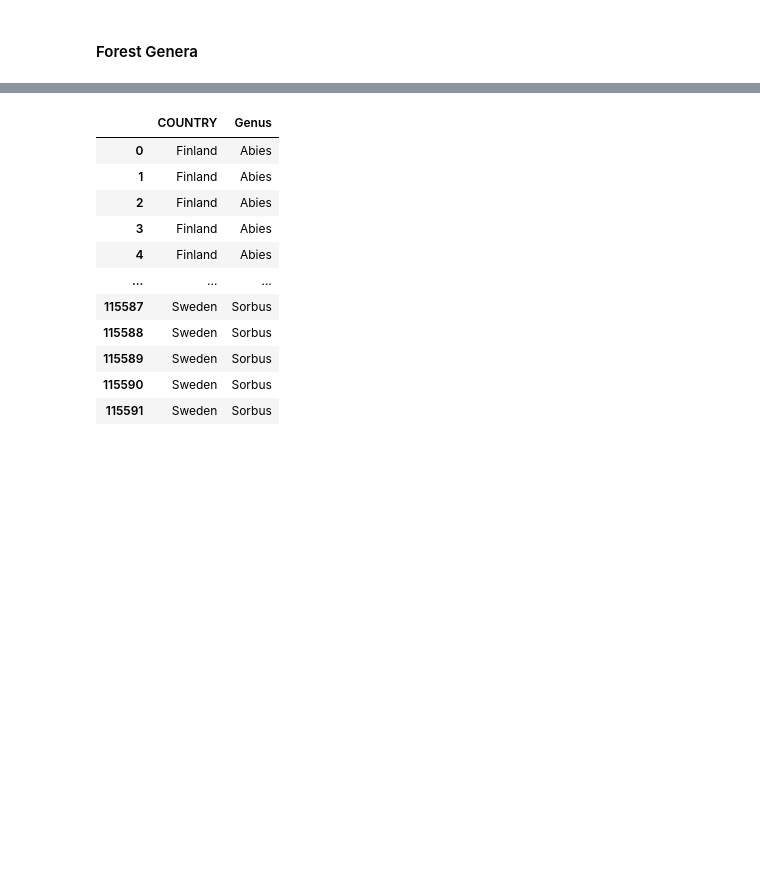
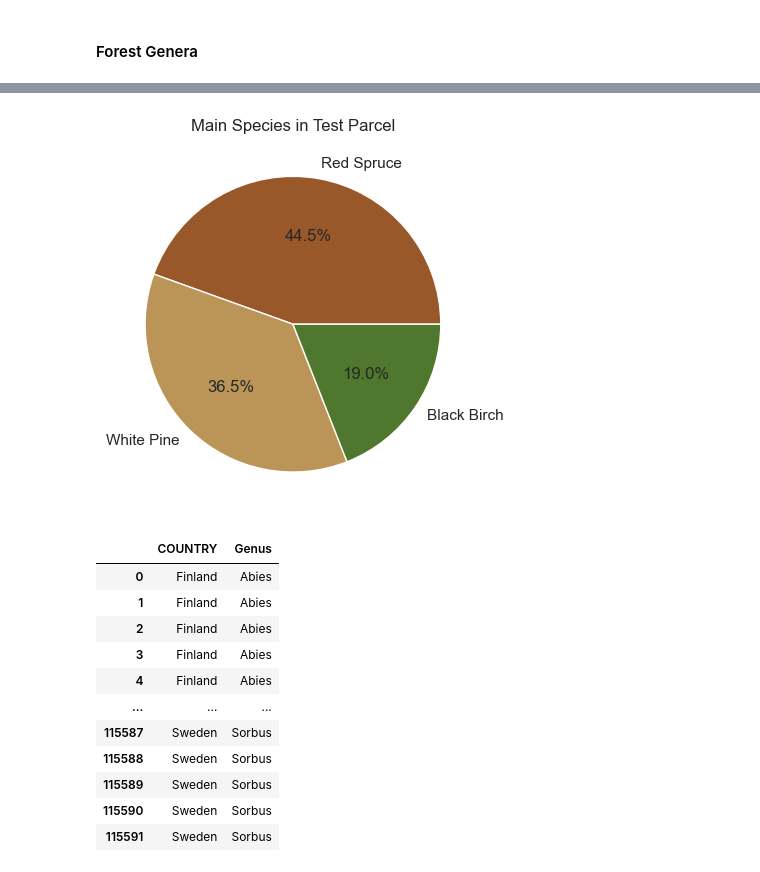
Before and after one commit to ehub-96/Google-DataAnalytics-Capstone, a Jupyter notebook: Data/Clean_Data/Data Analysis.ipynb, the cells around one changed output, grey strips where cells are left out. Cells and saved outputs as stored; diff of their text form; code cells hidden in the pictures; blank space fills up the shorter version.

```diff
--- a/Data/Clean_Data/Data Analysis.ipynb
+++ b/Data/Clean_Data/Data Analysis.ipynb
@@ -105,3 +186,27 @@ TestPlot
+# %%
+treesCOLOR = {
+    'Abies': '#132a13',
+    'Alnus': '#31572c',
+    'Black Birch': '#4f772d',
+    'Corylus': '#90a955',
+    'Juniperus': '#ecf39e',
+    'Larix': '#f9c80e',
+    'Red Spruce': '#99582a',
+    'White Pine': '#bb9457',
+    'Populus': '#8D6E63',
+    'Salix': '#3E2723',
+    'Sorbus': '#FF9800'
+}
+# %%
+genus_counts = Parcels['Name'].value_counts()
+genus_percents = genus_counts / genus_counts.sum()
+genus_percents_filtered = genus_percents[genus_percents > 0.03]
+colors_palette = genus_percents_filtered.index.map(treesCOLOR.get)
+plt.pie(genus_percents_filtered.values, labels=genus_percents_filtered.index, autopct='%1.1f%%', colors=colors_palette)
+plt.title('Main Species in Test Parcel')
+plt.show()
+# %% [output]
+[figure, added]
 # %%
 ForestGenus
 # %% [output]
```
Also changed, not shown: parts of 58 cells of this notebook, 1 other file.
